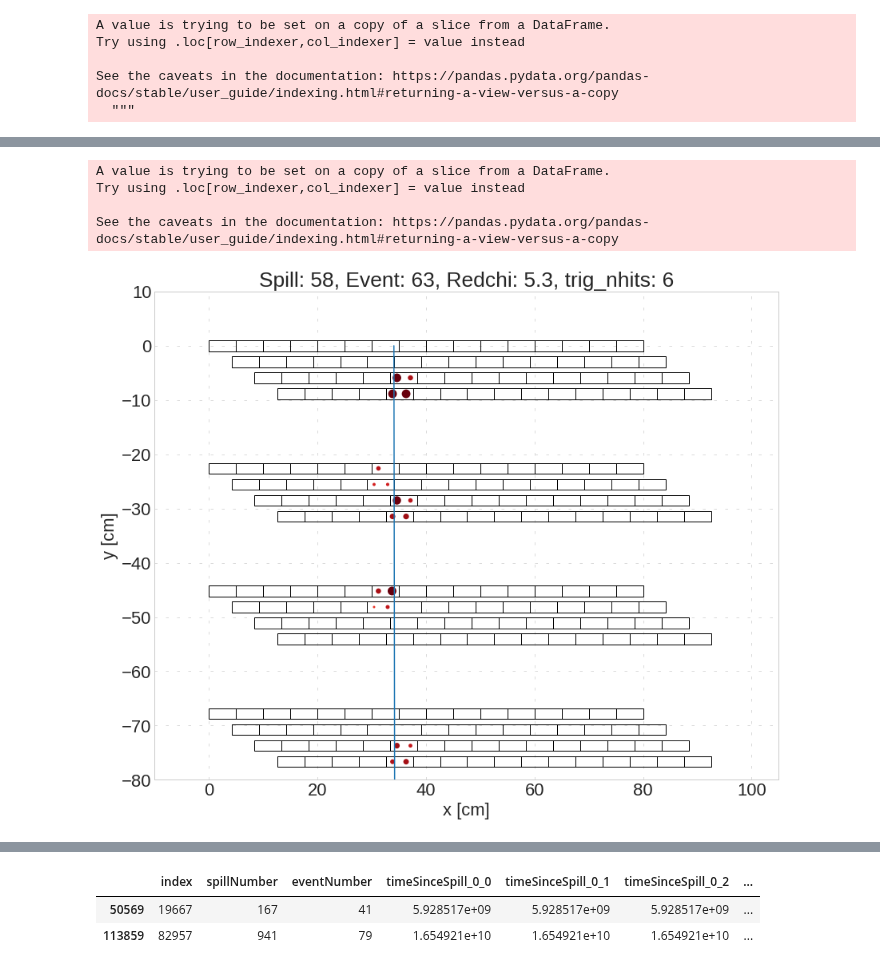
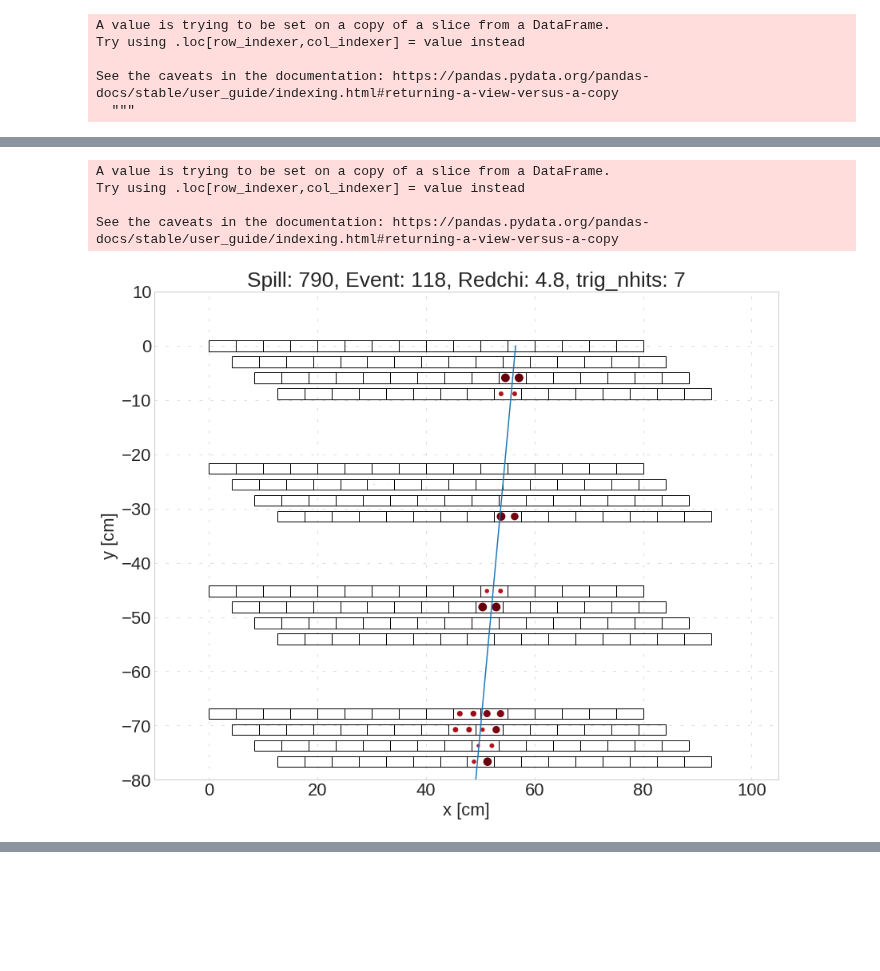
Before and after one commit to oksuzian/Mu2eANL, a Jupyter notebook: Wideband/WidebandAna.ipynb, the cells around one changed output, grey strips where cells are left out. Drawn from its saved outputs; the diff is of its cells as text; code cells hidden in the pictures; blank space fills up the shorter version.

```diff
--- a/Wideband/WidebandAna.ipynb
+++ b/Wideband/WidebandAna.ipynb
@@ -44,5 +48,5 @@ if False:
 # %%
-fileList = glob.glob('drive/MyDrive/Wideband/*005_v2*')
+fileList = glob.glob('drive/MyDrive/Wideband/*006*')
 df = pd.DataFrame()
 for root_file in fileList[0:2]:
   print(root_file)
@@ -179,9 +185,6 @@ def plot_event(dfIn, spillNumber, eventNumber):
 from scipy.optimize import curve_fit
 from lmfit.models import LinearModel
 
-
-def pol1(x, a, b):
-    return a*x+b
 
 df_filt['chisqr'] = 9999
 
@@ -192,31 +195,29 @@ for row in df_filt.itertuples():
 
     x = []
     y = []
-    z = []
+#    z = []
 
     for feb in range(0,MAX_FEB):
       for chan in range(0,64):
 
         z_ = getattr(row, 'PEs_%d_%d'%(feb,chan))
-        z_ = np.clip(z_, 0.01, MAX_PE) # Constrain PE to a range from 0.01 to
+#        z_ = np.clip(z_, 0.01, MAX_PE) # Constrain PE to a range from 0.01 to
         xy = getXY(feb,chan)
         if(z_>10):
           x.append(xy[0])
           y.append(xy[1])
-          z.append(z_)
+#          z.append(z_)
 
-    mymodel = np.poly1d(np.polyfit(y, x, 1))
-    myline = np.linspace(-100, 100, 100)
+#    mymodel = np.poly1d(np.polyfit(y, x, 1))
+#    myline = np.linspace(-100, 100, 100)
 
-    params, covs = curve_fit(pol1, x, y, sigma=z, absolute_sigma=True)
+#    params, covs = curve_fit(pol1, x, y, sigma=z, absolute_sigma=True)
 
-    a, b = params[0], params[1]
-    yfit = a*np.array(x)+b
+#    a, b = params[0], params[1]
+#    yfit = a*np.array(x)+b
 #    plt.plot(x, yfit, label="y=a*x+b")
     model = LinearModel()
-    # create parameters with initial guesses:
     params = model.make_params(intercept=0, slope=10)
-
     result = model.fit(x, x=y, method='leastsq')
 #    print("Chi2: %0.2f"%result.chisqr)
 #    print(result.fit_report())
@@ -229,6 +230,13 @@ for row in df_filt.itertuples():
 
 #    plt.plot(mymodel(myline), myline)
 #    plt.plot(x, result.best_fit, 'r--')
+
+
+
+#    slope, intercept, r_value, p_value, std_err = stats.linregress(x,y)
+#    df_filt.at[row.Index, 'redchi'] = result.redchi
+#    df_filt.at[row.Index, 'intercept'] = intercept
+#    df_filt.at[row.Index, 'slope'] = slope
 # %% [output]
 A value is trying to be set on a copy of a slice from a DataFrame.
 Try using .loc[row_indexer,col_indexer] = value instead
@@ -300,10 +298,10 @@ plt.ylim(0.1)
 for layer in range(0,4):
   eff_ = df_filt.query('redchi<10')[testing_cols[layer]].gt(10).sum()/len(df_filt.query('redchi<10'))
   ineff_pred=4*math.pow(eff_, 3)-3*math.pow(eff_, 4)
-  print("Efficiency: %.4f, 3/4 inefficiency: %.4e"%(eff_, 1-ineff_pred))
+  print("Efficiency with chi2 cut: %.4f, 3/4 inefficiency: %.4e"%(eff_, 1-ineff_pred))
 
-  eff_ = df_filt.query('redchi<10000000')[testing_cols[layer]].gt(10).sum()/len(df_filt.query('redchi<10000000'))
+  eff_ = df_filt[testing_cols[layer]].gt(10).sum()/len(df_filt)
   ineff_pred=4*math.pow(eff_, 3)-3*math.pow(eff_, 4)
-  print("Efficiency: %.4f, 3/4 inefficiency: %.4e"%(eff_, 1-ineff_pred))
+  print("Efficiency no   chi2 cut: %.4f, 3/4 inefficiency: %.4e"%(eff_, 1-ineff_pred))
   print("----")
 # %% [output]
@@ -384,17 +382,17 @@ for nfold in [2,3,4]:
 # %%
-thresh = 60
-df_filt['test_nhits'] = df_filt[testing_cols].gt(thresh).sum(axis=1)
-df_failed = df_filt.query('test_nhits<3 & redchi<10')
+thresh = 10
+df_filt['test_nhits_'] = df_filt[testing_cols].gt(thresh).sum(axis=1)
+df_failed = df_filt.query('test_nhits_<3 & redchi<10')
 df_tmp = df_failed.query('redchi<10')
 
-for row in df_tmp.head(20).itertuples():
+for row in df_tmp.itertuples():
     plot_event(df_tmp, row.spillNumber, row.eventNumber)
     plt.title('Spill: %d, Event: %d, Redchi: %.1f, trig_nhits: %d'%(row.spillNumber, row.eventNumber, row.redchi, row.trig_nhits))
     y = np.linspace(-80, 0, 100)
     plt.plot(row.intercept+y*row.slope, y)
 # %% [output]
 A value is trying to be set on a copy of a slice from a DataFrame.
 Try using .loc[row_indexer,col_indexer] = value instead
 
 See the caveats in the documentation: https://pandas.pydata.org/pandas-docs/stable/user_guide/indexing.html#returning-a-view-versus-a-copy
-[figure, old version]
+[figure, new version]
@@ -406,6 +399,0 @@ See the caveats in the documentation: https://pandas.pydata.org/pandas-docs/stab
-# %%
-df_failed.query('redchi<10')
-# %% [output]
-|  | index | spillNumber | eventNumber | timeSinceSpill_0_0 | timeSinceSpill_0_1 | timeSinceSpill_0_2 | ... |
-| 50569 | 19667 | 167 | 41 | 5.928517e+09 | 5.928517e+09 | 5.928517e+09 | ... |
-| 113859 | 82957 | 941 | 79 | 1.654921e+10 | 1.654921e+10 | 1.654921e+10 | ... |
```
Also changed, not shown: parts of 17 cells of this notebook.
